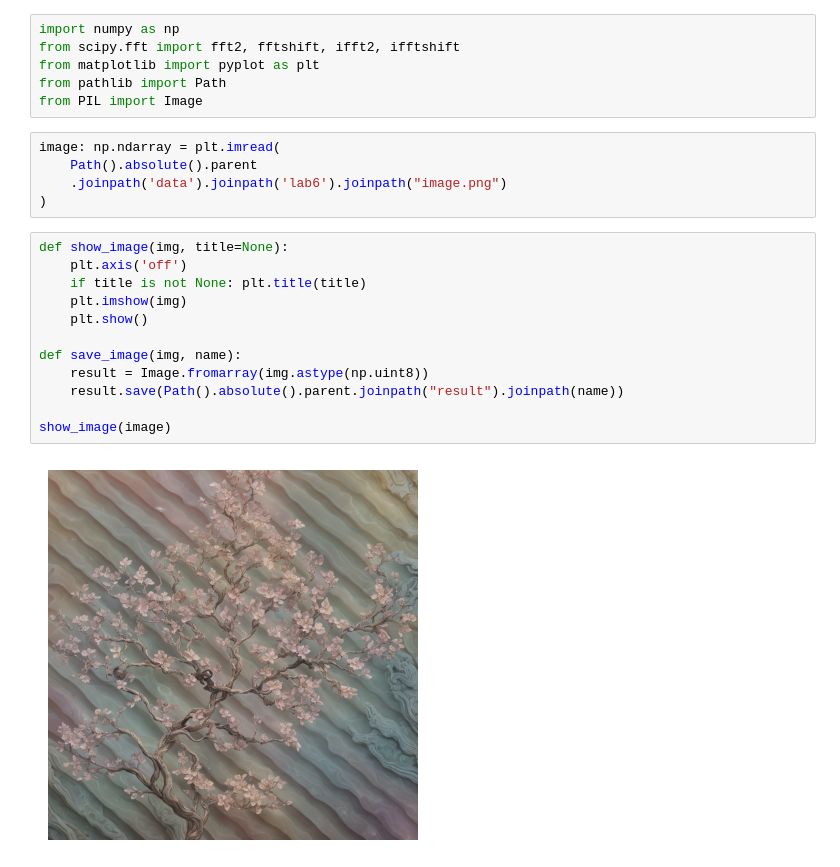
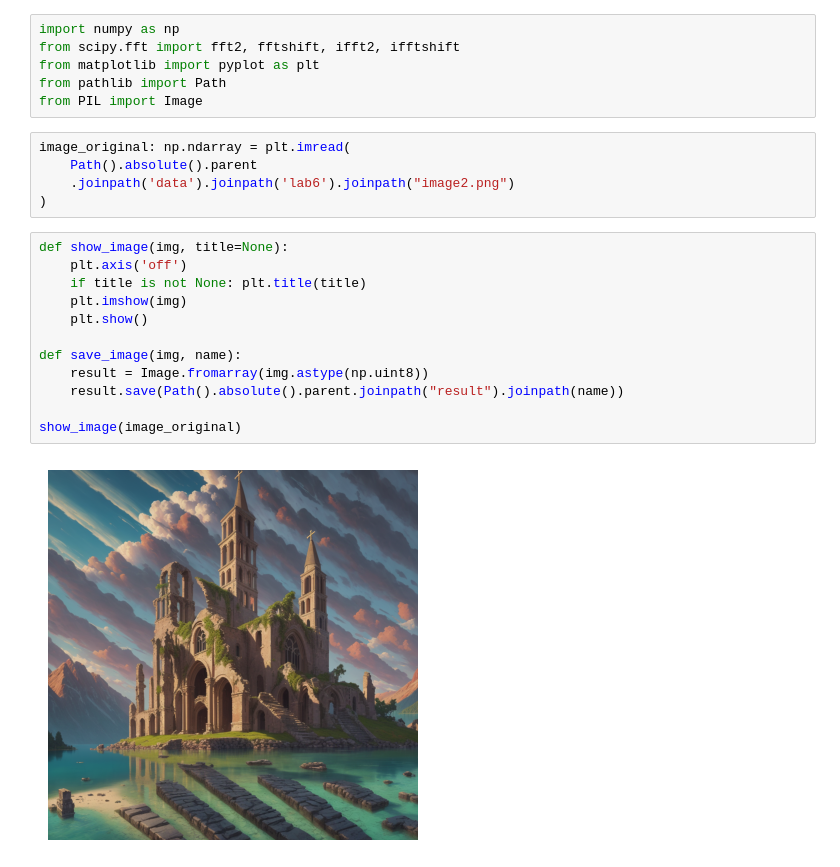
Before and after one commit to danyachka/frequency_methods, a Jupyter notebook: lab6/lab6.ipynb, the cells around one changed output. Drawn from its saved outputs; the diff is of its cells as text.

```diff
--- a/lab6/lab6.ipynb
+++ b/lab6/lab6.ipynb
@@ -5,22 +5,22 @@ from matplotlib import pyplot as plt
 from pathlib import Path
 from PIL import Image
 # %%
-image: np.ndarray = plt.imread(
+image_original: np.ndarray = plt.imread(
     Path().absolute().parent
-    .joinpath('data').joinpath('lab6').joinpath("image.png")
+    .joinpath('data').joinpath('lab6').joinpath("image2.png")
 )
 # %%
 def show_image(img, title=None):
     plt.axis('off')
     if title is not None: plt.title(title)
     plt.imshow(img)
     plt.show()
 
 def save_image(img, name):
     result = Image.fromarray(img.astype(np.uint8))
     result.save(Path().absolute().parent.joinpath("result").joinpath(name))
 
-show_image(image)
+show_image(image_original)
 # %% [output]
-[figure, old version]
+[figure, new version]
 # %%
```
Also changed, not shown: parts of 5 cells of this notebook, 3 other files.
